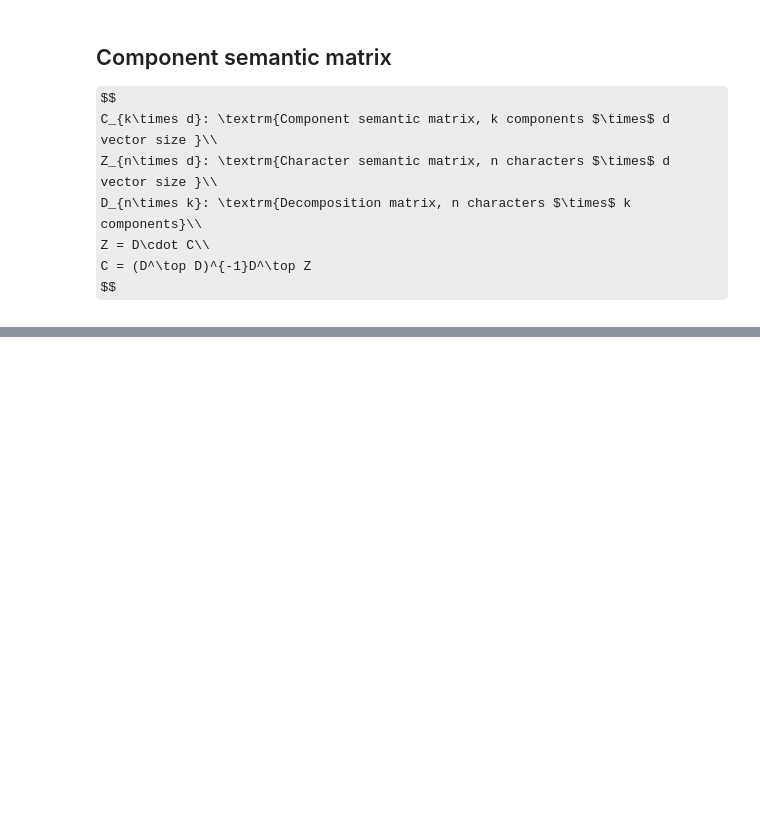
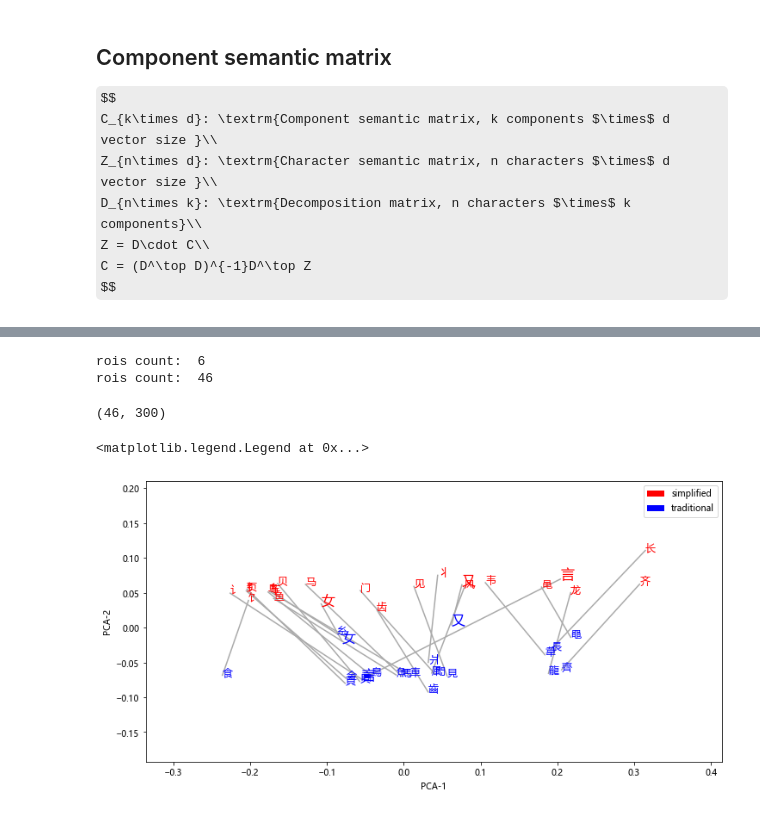
Before and after one commit to seantyh/CompoTree, a Jupyter notebook: etc/10.11.compo-matrix.ipynb, the cells around one changed output, grey strips where cells are left out. Saved outputs shown, nothing was run; the diff lists cells and outputs as text; code cells hidden in the pictures; some formulas as TeX source; blank space fills up the shorter version.

Commit message:
work on plotting compo-matrix

```diff
--- a/etc/10.11.compo-matrix.ipynb
+++ b/etc/10.11.compo-matrix.ipynb
@@ -56,10 +59,10 @@ for word in lexicon:
         continue
 
     chars_set.add(word)
-    if tsvars.is_traditional(word):
+    if tsvars.is_simplified(word):
+        compos = [x+"_s" for x in compos]
+    else:
         compos = [x+"_t" for x in compos]
-    else:
-        compos = [x+"_s" for x in compos]
 
     compo_set |= set(compos)
     decompo_set |= set((word, str(compo_x))
@@ -180,6 +168,7 @@ la.norm(Z, axis=1).shape
 # %%
 def query_component(compo, is_trad=True):
-    compo = compo + ("_t" if is_trad else "_s")
+    if is_trad is not None:
+        compo = compo + ("_t" if is_trad else "_s")
     compo_vec = compo_ft[sel_compo_enc.transform([compo])[0]]
     return compo_vec
 # %%
@@ -210,0 +238,62 @@ kv.similar_by_vector(query_component("又", is_trad=False))
+# %%
+simp_radicals = [x+"_s" for x in radicals.ts_radicals.keys()]
+trad_radicals = [x+"_t" for x in radicals.ts_radicals.values()]
+targets = [("又_s", "又_t"), ("言_s", "言_t"), ("女_s", "女_t")]
+
+rois = []
+for s, t in targets:
+    if s in sel_compo_enc.classes_ and \
+       t in sel_compo_enc.classes_:
+        rois += [s, t]
+print("rois count: ", len(rois))
+for srad, trad in zip(simp_radicals, trad_radicals):
+    if srad in sel_compo_enc.classes_ and \
+       trad in sel_compo_enc.classes_:
+        rois += [srad, trad]
+print("rois count: ", len(rois))
+# %% [output]
+rois count:  6
+rois count:  46
+# %%
+roi_vectors = np.zeros((len(rois), compo_ft.shape[1]), dtype=np.float)
+for roi_idx, roi_x in enumerate(rois):
+    roi_vectors[roi_idx] = query_component(roi_x, is_trad=None)
+# %%
+roi_vectors.shape
+# %% [output]
+(46, 300)
+# %%
+from sklearn.decomposition import PCA
+roi_pca = PCA(2)
+roi_2d = roi_pca.fit_transform(roi_vectors)
+# %%
+import matplotlib.pyplot as plt
+plt.rcParams["font.family"] = "Microsoft YaHei"
+plt.figure(figsize=(12,6))
+idx_iter = iter(range(len(rois)))
+for s_idx, t_idx in zip(*([idx_iter]*2)):
+    s_compo = rois[s_idx].split("_")[0]
+    t_compo = rois[t_idx].split("_")[0]
+
+    text_args = dict(fontsize=12)
+    if (rois[s_idx], rois[t_idx]) in targets:
+        text_args["fontsize"]=16
+
+    plt.text(roi_2d[s_idx, 0], roi_2d[s_idx, 1],
+             s_compo, color="red", **text_args)
+    plt.text(roi_2d[t_idx, 0], roi_2d[t_idx, 1],
+             t_compo, color="blue", **text_args)
+    plt.plot(roi_2d[[s_idx, t_idx], 0], roi_2d[[s_idx, t_idx], 1], color='#AAAAAA')
+coord_max = roi_2d.max(axis=0)+0.1
+coord_min = roi_2d.min(axis=0)-0.1
+plt.xlim(coord_min[0], coord_max[0])
+plt.ylim(coord_min[1], coord_max[1])
+plt.xlabel("PCA-1")
+plt.ylabel("PCA-2")
+from matplotlib.patches import Patch
+h_legends = [Patch(facecolor="red", label="simplified"),
+             Patch(facecolor="blue", label="traditional")]
+plt.legend(handles=h_legends, loc="upper right")
+# %% [output]
+<matplotlib.legend.Legend at 0x...>
+[figure, added]
```
Also changed, not shown: parts of 19 cells of this notebook.
